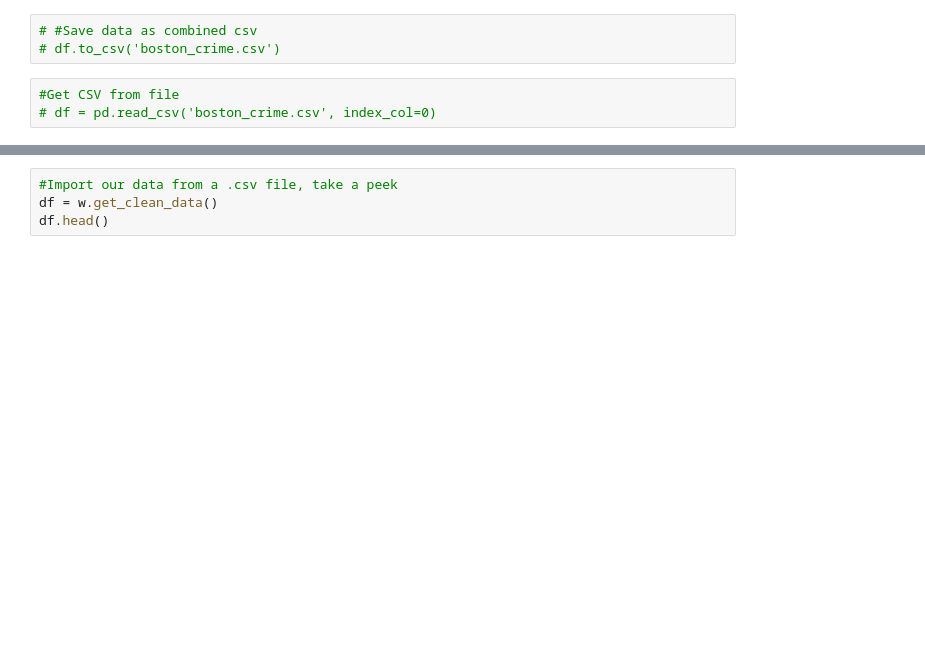
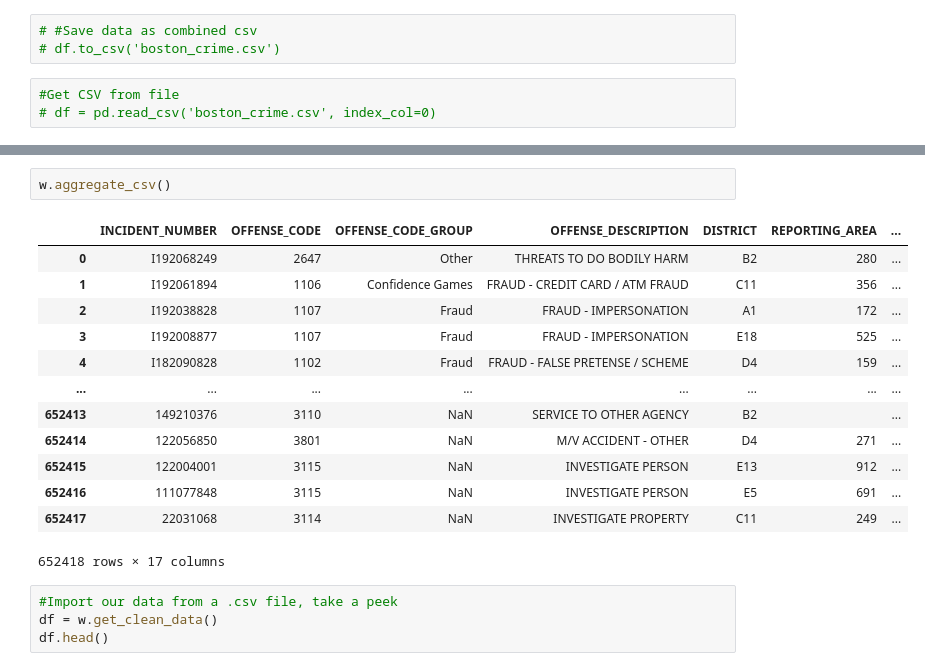
Before and after one commit to cristinalucin/boston-crime-data-project, a Jupyter notebook: Project Notebook.ipynb, the cells around one changed output, grey strips where cells are left out. Cells and saved outputs as stored; diff of their text form; blank space fills up the shorter version.

Commit message:
updated wrangle file with helper function to aggregate dataframes

```diff
--- a/Project Notebook.ipynb
+++ b/Project Notebook.ipynb
@@ -64,3 +95,19 @@ plt.rc('font', size=16)
+# %%
+w.aggregate_csv()
+# %% [output]
+|  | INCIDENT_NUMBER | OFFENSE_CODE | OFFENSE_CODE_GROUP | OFFENSE_DESCRIPTION | DISTRICT | REPORTING_AREA | ... |
+| 0 | I192068249 | 2647 | Other | THREATS TO DO BODILY HARM | B2 | 280 | ... |
+| 1 | I192061894 | 1106 | Confidence Games | FRAUD - CREDIT CARD / ATM FRAUD | C11 | 356 | ... |
+| 2 | I192038828 | 1107 | Fraud | FRAUD - IMPERSONATION | A1 | 172 | ... |
+| 3 | I192008877 | 1107 | Fraud | FRAUD - IMPERSONATION | E18 | 525 | ... |
+| 4 | I182090828 | 1102 | Fraud | FRAUD - FALSE PRETENSE / SCHEME | D4 | 159 | ... |
+| ... | ... | ... | ... | ... | ... | ... | ... |
+| 652413 | 149210376 | 3110 | NaN | SERVICE TO OTHER AGENCY | B2 |  | ... |
+| 652414 | 122056850 | 3801 | NaN | M/V ACCIDENT - OTHER | D4 | 271 | ... |
+| 652415 | 122004001 | 3115 | NaN | INVESTIGATE PERSON | E13 | 912 | ... |
+| 652416 | 111077848 | 3115 | NaN | INVESTIGATE PERSON | E5 | 691 | ... |
+| 652417 | 22031068 | 3114 | NaN | INVESTIGATE PROPERTY | C11 | 249 | ... |
+652418 rows × 17 columns
 # %%
 #Import our data from a .csv file, take a peek
 df = w.get_clean_data()
```
Also changed, not shown: parts of 2 cells of this notebook, 1 other file.
